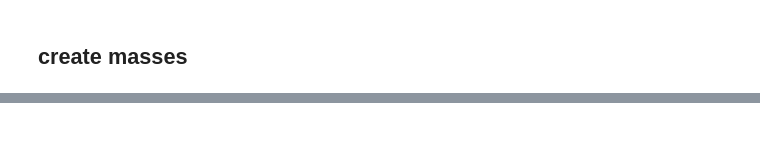
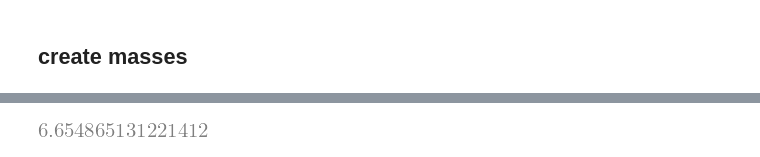
Before and after one commit to fh9g12/FwtModels, a Jupyter notebook: Workbooks/5_Non-linear FWTD Assumed Shapes/3_AssumedShapesV2.ipynb, the cells around one changed output, grey strips where cells are left out. Drawn from its saved outputs; the diff is of its cells as text; code cells hidden in the pictures; blank space fills up the shorter version.

```diff
--- a/Workbooks/5_Non-linear FWTD Assumed Shapes/3_AssumedShapesV2.ipynb
+++ b/Workbooks/5_Non-linear FWTD Assumed Shapes/3_AssumedShapesV2.ipynb
@@ -120,39 +138,35 @@ sm = asnl.SymbolicModel([ele,ele_fwt],p,CompositeForce)
 # %% [markdown]
 ## create masses
 # %%
-tmax, dt = 40, 0.01
-tau_end = sym.lambdify((p.x,),tau_w.subs({p.y_w:p.s.value}))
+tmax, dt = 20, 0.01
 # Initial conditions: theta, dtheta/dt, L, dL/dt
+
+#params = p.GetNumericTuple()
 
 #set velocity and alpha_r funcs
 def Vfunc(t,x):
-    return 40
+    return 20
 
 def arfunc(t,x):
-    return np.deg2rad(2)
+    return np.deg2rad(5)
+    #return np.deg2rad(5)+np.sin(2*np.pi*1*t)*np.deg2rad(5)
 
-def FwtAoA(Lambda,foldAngle,root_aoa):
+def FwtAoA(t,foldAngle,root_aoa):
+    Lambda = p.Lambda.value
     # get velocity vector in FWT frame
     v_x = (np.sin(Lambda)**2*np.cos(root_aoa)*np.cos(foldAngle) - np.sin(Lambda)**2*np.cos(root_aoa) - np.sin(Lambda)*np.sin(root_aoa)*np.sin(foldAngle) + np.cos(root_aoa))
     v_z = (np.sin(Lambda)*np.sin(foldAngle)*np.cos(root_aoa) + np.sin(root_aoa)*np.cos(foldAngle))
-    return np.arctan(np.sin(Lambda)*np.sin(foldAngle)) + root_aoa*np.cos(foldAngle)
+    return np.arctan(v_z/v_x)
 
-def fwt_alpha(t,x):
-    root_aoa = tau_end(x) + arfunc(t,x)
-    return FwtAoA(p.Lambda.value,x[-2],root_aoa)
 
-def fwt_alphadot(t,x):
-    return 0
-
-p.Deltaalpha_fwt.value = fwt_alpha
-p.alphadot_fwt.value = fwt_alphadot
+p.alpha_1.value = lambda t,x:FwtAoA(t,x[-2],arfunc(t,x))
+p.alphadot_1.value = lambda t,x:FwtAoA(t,x[-2],arfunc(t,x))
 p.V.value = Vfunc
 p.alpha_r.value = arfunc
 
 y0 = [0]*p.qs*2
-y0[0] = 0
-y0[2] = 0
-y0[4] = 0
+y0[0] = 0.00
+y0[-2] = 1.57
 #y0 = [1.5,0,0.02,0]
 ts = np.arange(0, tmax+dt, dt)
 
@@ -229,0 +178,4 @@ IndexError: index 6 is out of bounds for axis 0 with size 6
+# %%
+np.rad2deg(p.alphadot_1.value(0,[0,0,0,0,np.deg2rad(10),0]))
+# %% [output]
+[figure, added]
```
Also changed, not shown: parts of 12 cells of this notebook, 10 other files.
